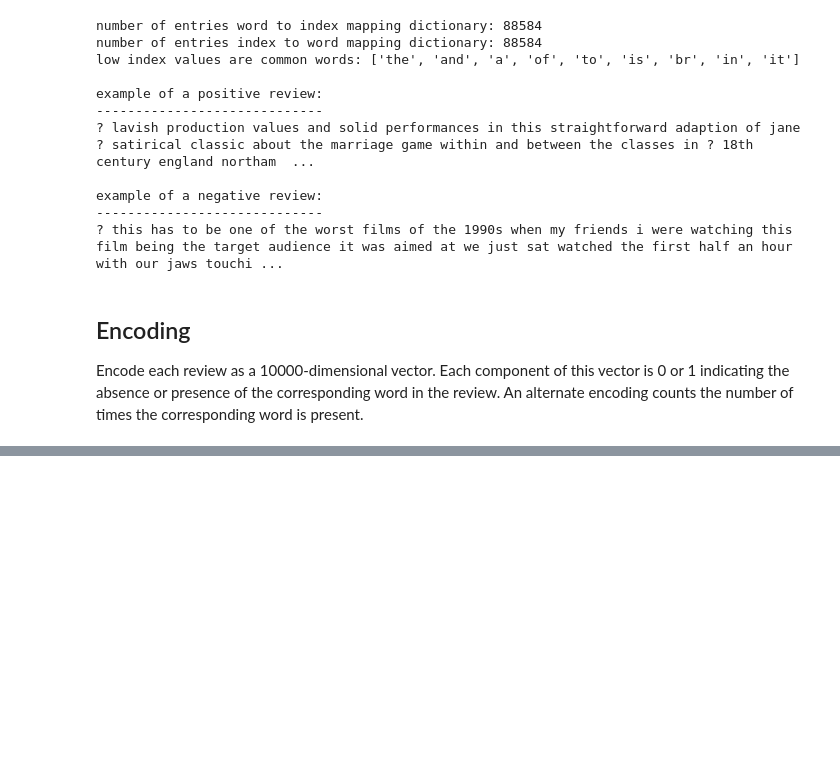
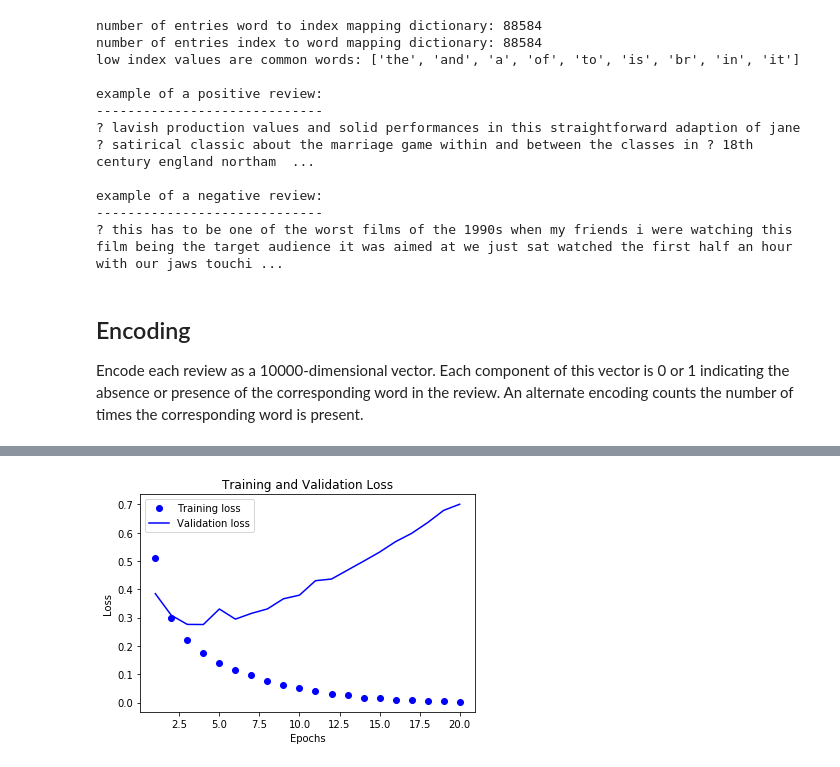
Before and after one commit to saltekar2000/dlwp, a Jupyter notebook: imdb.ipynb, the cells around one changed output, grey strips where cells are left out. Cells and saved outputs as stored; diff of their text form; code cells hidden in the pictures; blank space fills up the shorter version.

```diff
--- a/imdb.ipynb
+++ b/imdb.ipynb
@@ -151,8 +162,11 @@ Use tf.where in 2.0, which has the same broadcast rule as np.where
 # %%
 # set aside a validation set
 VALIDATION_SIZE = 10000
-x_val = x_train[:VALIDATION_SIZE]
-partial_x_train = x_train[VALIDATION_SIZE:]
-y_val = y_train[:VALIDATION_SIZE]
-partial_y_train = y_train[VALIDATION_SIZE:]
+from random import shuffle
+index = list(range(x_train.shape[0]))
+#shuffle(index)  # comment this out if non-random split is desired
+x_val = x_train[index[:VALIDATION_SIZE]]
+partial_x_train = x_train[index[VALIDATION_SIZE:]]
+y_val = y_train[index[:VALIDATION_SIZE]]
+partial_y_train = y_train[index[VALIDATION_SIZE:]]
 # %%
@@ -185,0 +194,20 @@ bigramlist = list(zip(flatlist[:-1],flatlist[1:]))
+# %%
+# extract logs of loss and accuracy
+history_dict = history.history
+loss_values = history_dict['loss']
+val_loss_values = history_dict['val_loss']
+acc = history_dict['acc']
+val_acc = history_dict['val_acc']
+epochs = range(1,len(loss_values)+1)
+# %%
+# plot loss for training and validation set
+plt.clf()
+plt.plot(epochs, loss_values, 'bo', label='Training loss')
+plt.plot(epochs, val_loss_values, 'b', label='Validation loss')
+plt.title('Training and Validation Loss')
+plt.xlabel('Epochs')
+plt.ylabel('Loss')
+plt.legend()
+plt.show()
+# %% [output]
+[figure, added]
```
Also changed, not shown: parts of 24 cells of this notebook.
